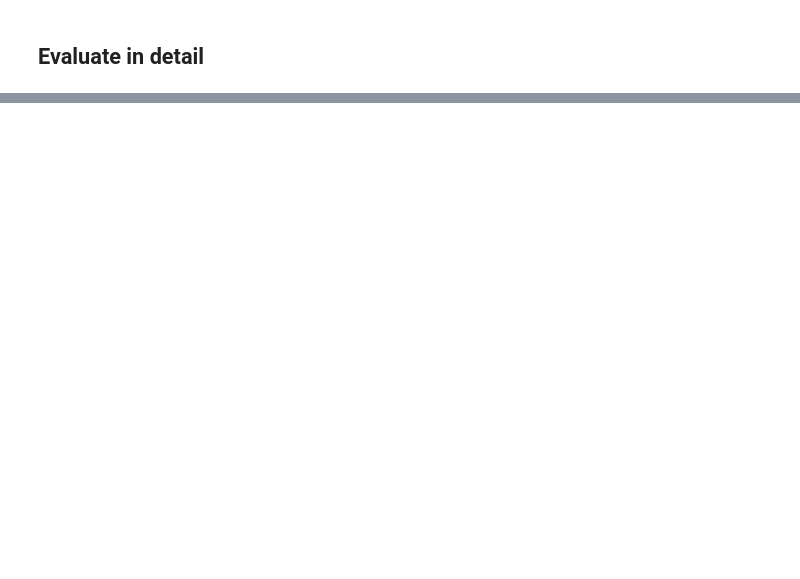
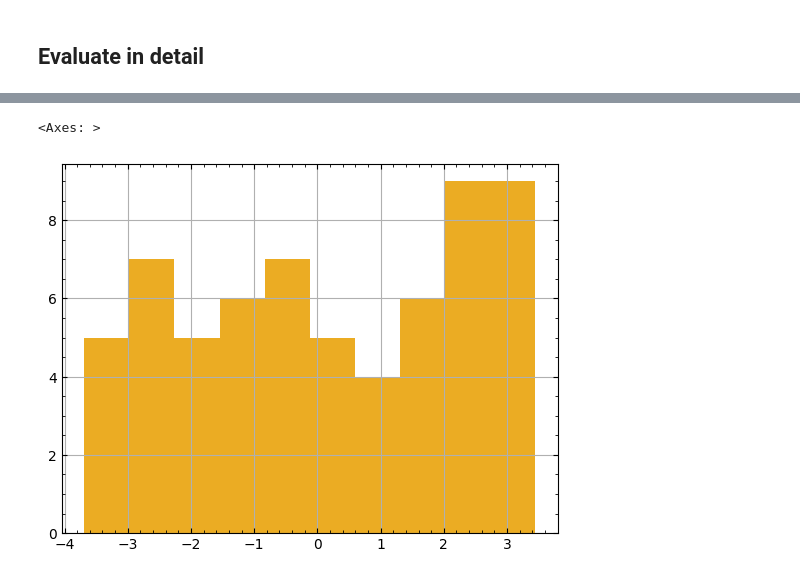
Before and after one commit to gnn-tracking/klieret-gnn-tracking-experiments, a Jupyter notebook: notebooks/0330_reevaluate_metrics_tcn.ipynb, the cells around one changed output, grey strips where cells are left out. Cells and saved outputs as stored; diff of their text form; code cells hidden in the pictures; blank space fills up the shorter version.

```diff
--- a/notebooks/0330_reevaluate_metrics_tcn.ipynb
+++ b/notebooks/0330_reevaluate_metrics_tcn.ipynb
@@ -146,2 +103,0 @@ with torch.no_grad():
-# %%
-c_df = tracking_metric_dfs(h_df)
@@ -148,16 +110,37 @@ c_df = tracking_metric_dfs(h_df)
+# %%
+with torch.no_grad():
+    m_data = process_map(get_m_data, shorten_iterator(trainer.val_loader, 100), max_workers=6, chunksize=1, total=100)
 # %%
 def tracking_metrics_vs_pt(h_df, c_df, pts):
     for pt_min, pt_max in itertools.pairwise(pts):
         c_mask = (
-            (c_df["maj_pt"] < pt_max) & (c_df["maj_pt"] >= pt_min) & c_df["maj_reconstructable"] & c_df["valid_cluster"]
+            (c_df["maj_pt"] < pt_max) &
+            (c_df["maj_pt"] >= pt_min) &
+            c_df["maj_reconstructable"] &
+            c_df["valid_cluster"]
         )
-        h_mask = (h_df["pt"] < pt_max) & (h_df["pt"] >= pt_min) & h_df["reconstructable"].astype(bool)
+        h_mask = (
+            (h_df["pt"] < pt_max) &
+            (h_df["pt"] >= pt_min) &
+            h_df["reconstructable"].astype(bool)
+        )
         yield count_tracking_metrics(c_df, h_df, c_mask, h_mask)
 
 def tracking_metrics_vs_var(h_df, c_df, vars, var="eta", pt_min=0.9):
     for var_min, var_max in itertools.pairwise(vars):
         c_mask = (
-            (c_df["maj_pt"] >= pt_min) & (c_df[f"maj_{var}"] < var_max) & (c_df[f"maj_{var}"] >= var_min) & c_df["maj_reconstructable"] & c_df["valid_cluster"]
+            (c_df["maj_pt"] >= pt_min) &
+            (c_df[f"maj_{var}"] < var_max) &
+            (c_df[f"maj_{var}"] >= var_min) &
+            c_df["maj_reconstructable"] &
+            c_df["valid_cluster"]
         )
-        h_mask = (h_df["pt"] >= pt_min) & (h_df[var] < var_max) & (h_df[var] >= var_min) & h_df["reconstructable"].astype(bool)
+        pid2varmean = h_df[["id", var]].groupby("id")[var].mean().to_dict()
+        h_df[f"mean_{var}"] = h_df["id"].map(pid2varmean)
+        h_mask = (
+            (h_df["pt"] >= pt_min) &
+            (h_df[f"mean_{var}"] < var_max) &
+            (h_df[f"mean_{var}"] >= var_min) &
+            h_df["reconstructable"].astype(bool)
+        )
         yield count_tracking_metrics(c_df, h_df, c_mask, h_mask)
@@ -206,0 +224,5 @@ StopIteration:
+# %%
+c_df[c_df.maj_pt > 0.9]["maj_eta"].hist()
+# %% [output]
+<Axes: >
+[figure, added]
```
Also changed, not shown: parts of 22 cells of this notebook.
